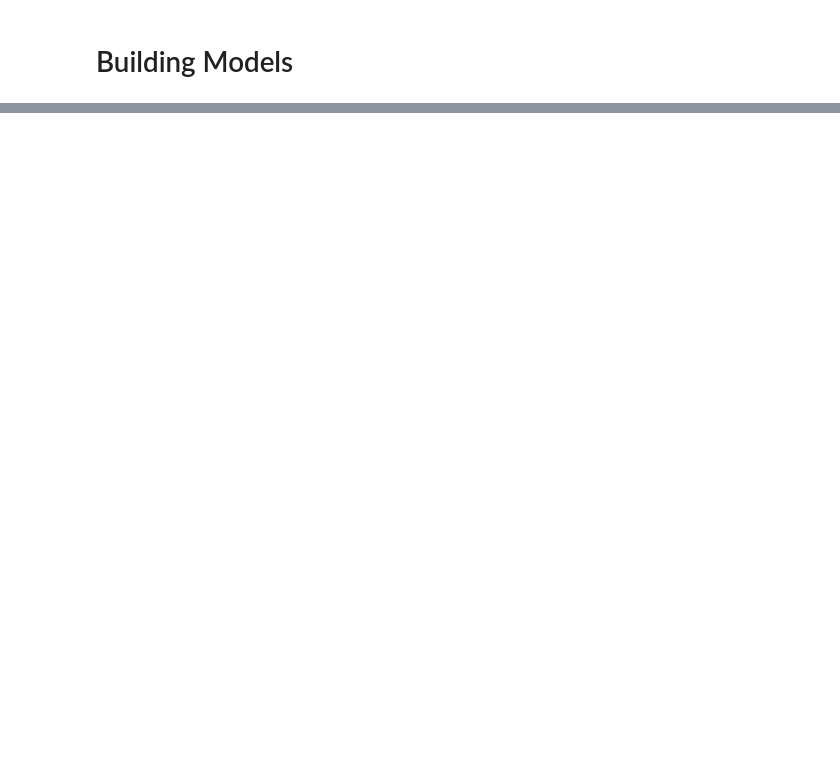
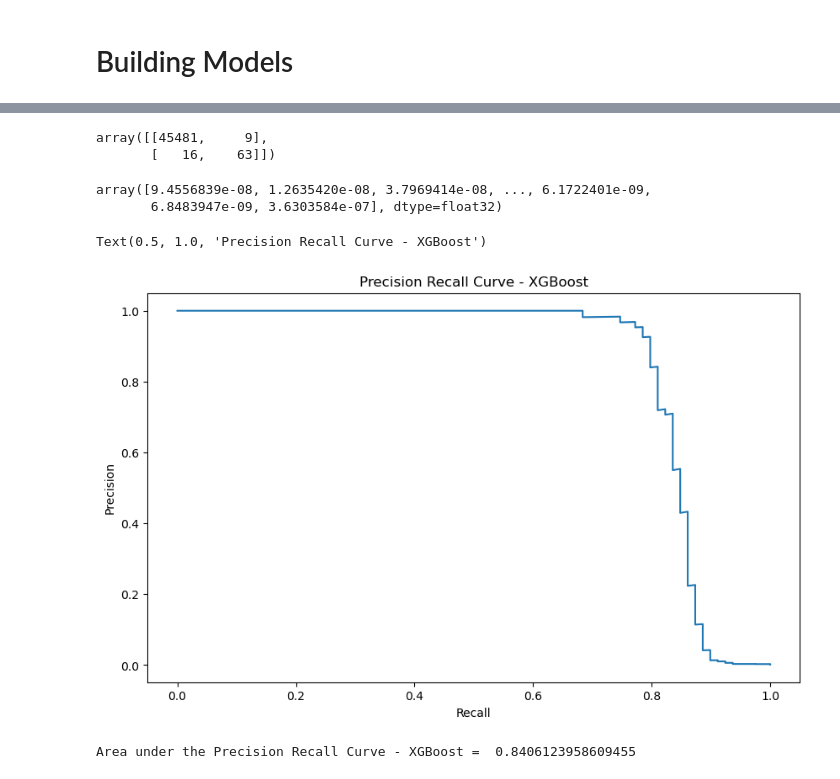
Before and after one commit to VirajMeruliya/credit-card-fraud-detection, a Jupyter notebook: fraud_detection.ipynb, the cells around one changed output, grey strips where cells are left out. Saved outputs shown, nothing was run; the diff lists cells and outputs as text; code cells hidden in the pictures; blank space fills up the shorter version.

```diff
--- a/fraud_detection.ipynb
+++ b/fraud_detection.ipynb
@@ -173,0 +306,7 @@ from sklearn.
+# %%
+xgb_model = xgboost.XGBClassifier(objective='binary:logistic', # for binary classification
+                      verbosity=2,               # for printing messages
+                      eta=0.6,                   # learning rate
+                      scale_pos_weight=578,      # (no. of 0) / (no. of 1) = 181961/315 = 578 for imbalanced dataset
+                      eval_metric='aucpr',       # area under the precision recall curve
+                      )
@@ -173,0 +327,8 @@ from sklearn.
+# %%
+# Training the model
+xgb_model.fit(X_train,
+              y_train,
+              verbose=True,
+              eval_set=[(X_val, y_val)],
+              early_stopping_rounds=20      # stop if aucpr doesn't improve for 20 rounds
+              )
@@ -173,0 +380,31 @@ from sklearn.
+# %%
+confusion_matrix(y_val, y_pred_val_xgb)
+# %% [output]
+array([[45481,     9],
+       [   16,    63]])
+# %%
+# probability of each class for X_val
+y_pred_val_prob_xgb = xgb_model.predict_proba(X_val)[:,1]
+# %%
+y_pred_val_prob_xgb
+# %% [output]
+array([9.4556839e-08, 1.2635420e-08, 3.7969414e-08, ..., 6.1722401e-09,
+       6.8483947e-09, 3.6303584e-07], dtype=float32)
+# %%
+# Precision recall curve
+xgb_precision, xgb_recall, xgb_threshold = precision_recall_curve(y_val, y_pred_val_prob_xgb)
+# %%
+plt.figure(figsize=(10,6))
+plt.plot(xgb_recall, xgb_precision)
+plt.xlabel('Recall')
+plt.ylabel('Precision')
+plt.title('Precision Recall Curve - XGBoost')
+# %% [output]
+Text(0.5, 1.0, 'Precision Recall Curve - XGBoost')
+[figure, added]
+# %%
+# Area under the Precision Recall Curve
+xgb_auc = auc(xgb_recall, xgb_precision)
+print('Area under the Precision Recall Curve - XGBoost = ', xgb_auc)
+# %% [output]
+Area under the Precision Recall Curve - XGBoost =  0.8406123958609455
```
Also changed, not shown: parts of 61 cells of this notebook.
